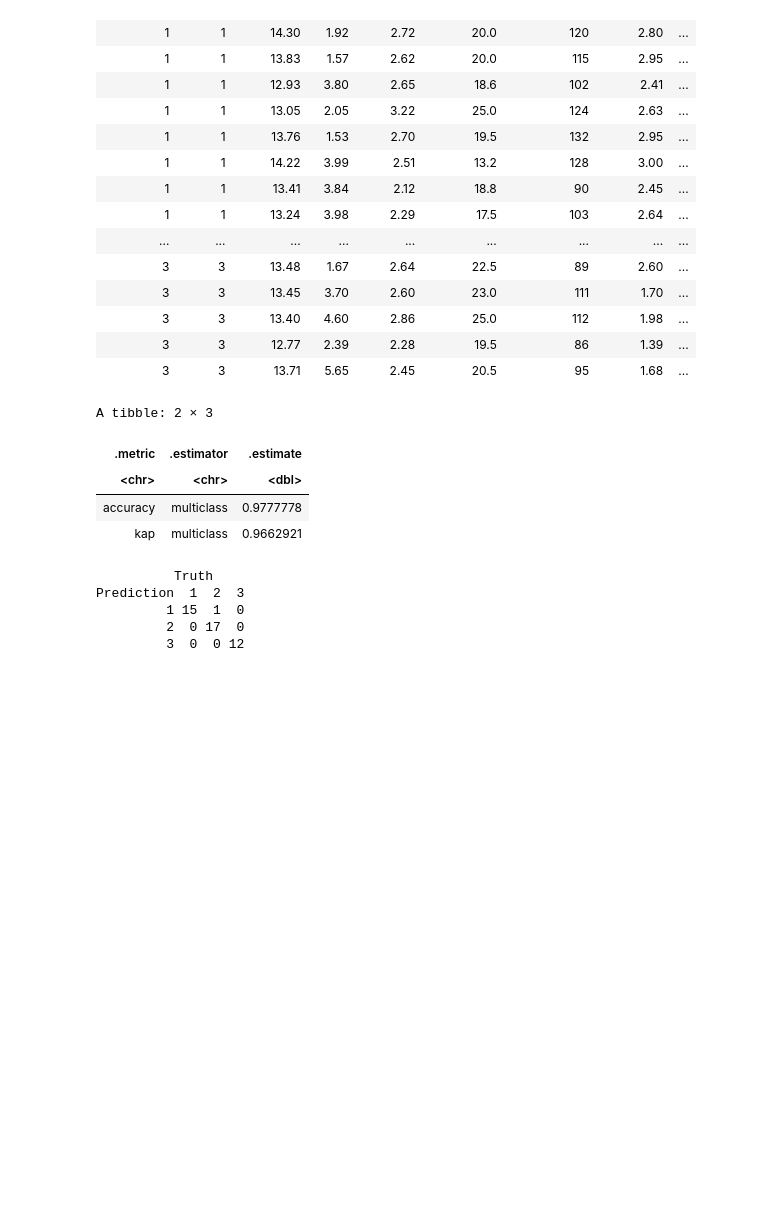
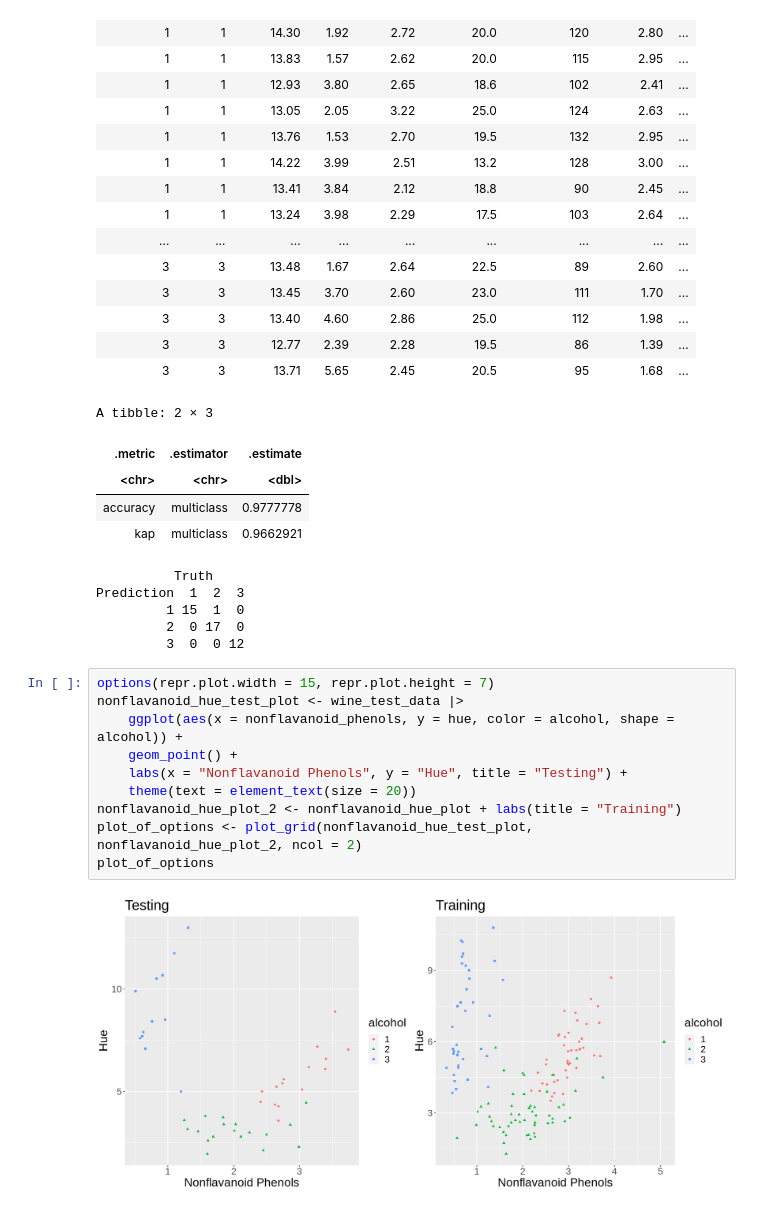
Before and after one commit to JadenMajid/dsci-100-student-grades, a Jupyter notebook: project_report.ipynb, the cells around one changed output. Saved outputs shown, nothing was run; the diff lists cells and outputs as text; blank space fills up the shorter version.

```diff
--- a/project_report.ipynb
+++ b/project_report.ipynb
@@ -303,3 +284,15 @@ Prediction  1  2  3
          1 15  1  0
          2  0 17  0
          3  0  0 12
+# %%
+options(repr.plot.width = 15, repr.plot.height = 7)
+nonflavanoid_hue_test_plot <- wine_test_data |>
+    ggplot(aes(x = nonflavanoid_phenols, y = hue, color = alcohol, shape = alcohol)) +
+    geom_point() +
+    labs(x = "Nonflavanoid Phenols", y = "Hue", title = "Testing") +
+    theme(text = element_text(size = 20))
+nonflavanoid_hue_plot_2 <- nonflavanoid_hue_plot + labs(title = "Training")
+plot_of_options <- plot_grid(nonflavanoid_hue_test_plot, nonflavanoid_hue_plot_2, ncol = 2)
+plot_of_options
+# %% [output]
+[figure, added]
```
Also changed, not shown: parts of 3 cells of this notebook.
